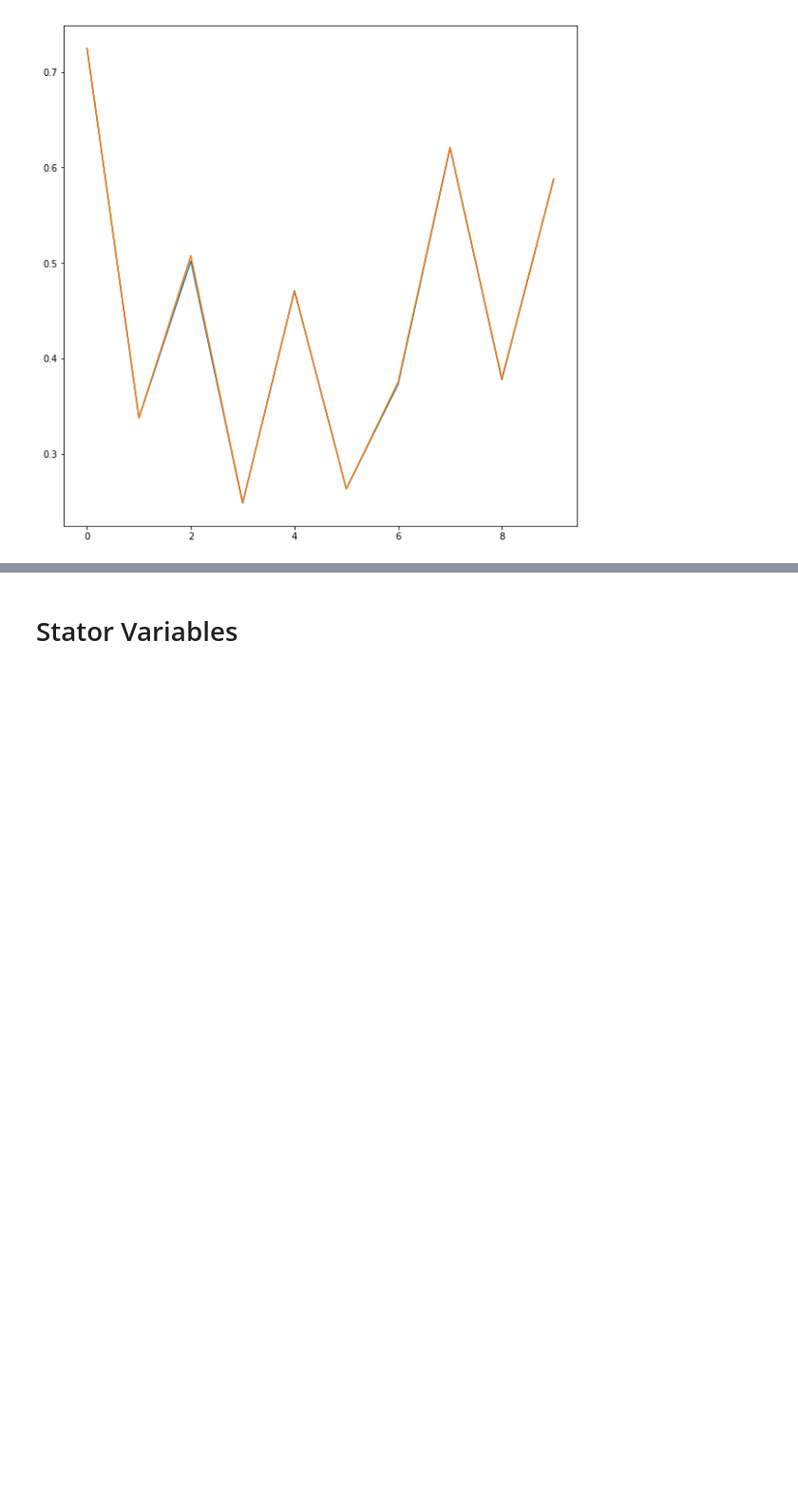
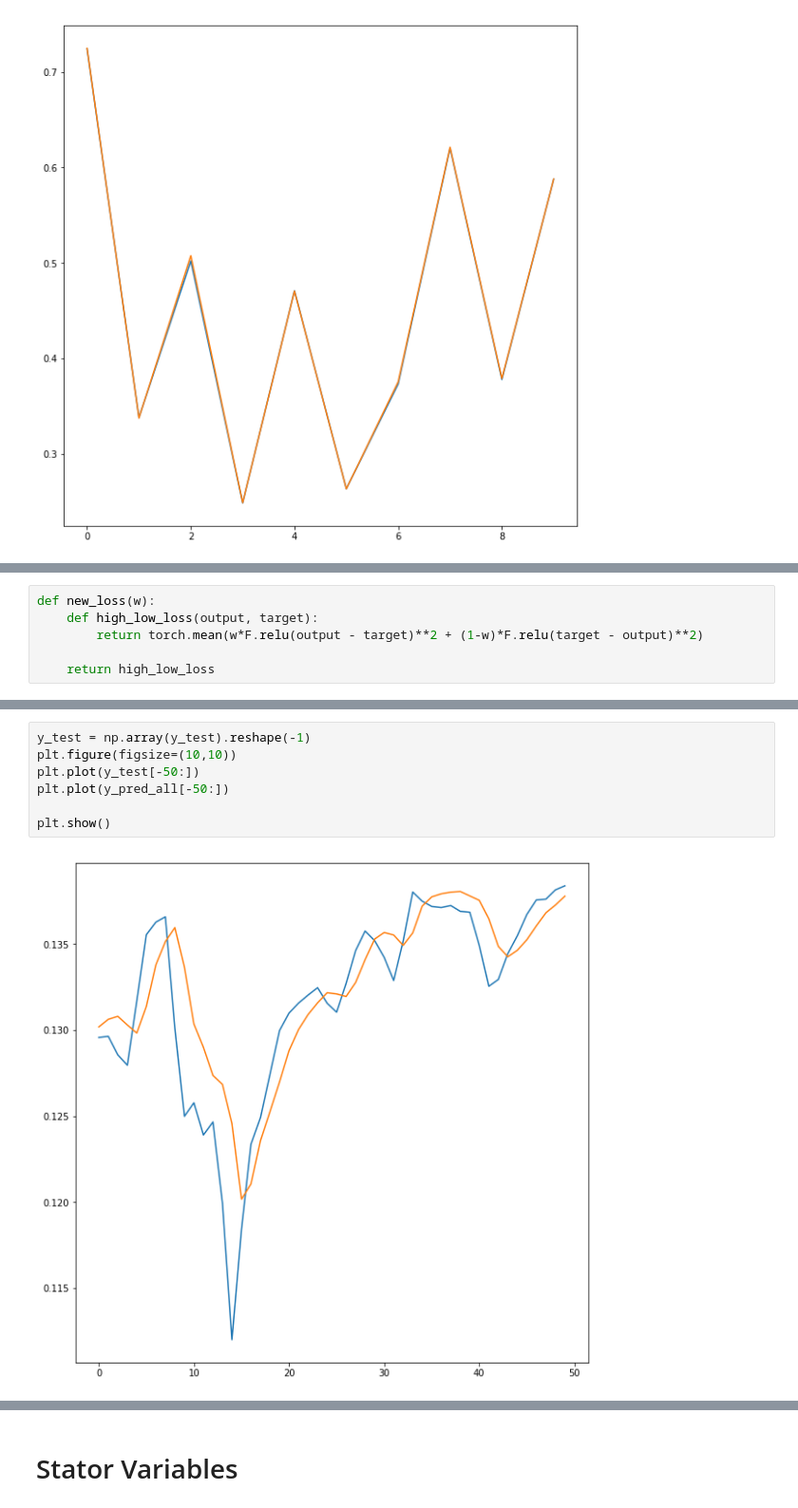
Before and after one commit to moiraghif/Electric-Motor-Temperature, a Jupyter notebook: AML_GRU.ipynb, the cells around one changed output, grey strips where cells are left out. Shown at 95% size. Drawn from its saved outputs; the diff is of its cells as text; blank space fills up the shorter version.

```diff
--- a/AML_GRU.ipynb
+++ b/AML_GRU.ipynb
@@ -338,0 +350,6 @@ plt.show()
+# %%
+def new_loss(w):
+    def high_low_loss(output, target):
+        return torch.mean(w*F.relu(output - target)**2 + (1-w)*F.relu(target - output)**2)
+
+    return high_low_loss
@@ -339,3 +521,12 @@ plt.show()
+# %%
+y_test = np.array(y_test).reshape(-1)
+plt.figure(figsize=(10,10))
+plt.plot(y_test[-50:])
+plt.plot(y_pred_all[-50:])
+
+plt.show()
+# %% [output]
+[figure, added]
 # %%
 np.mean(np.abs((y_test - y_pred_all)/np.abs(y_test)))
 # %% [output]
```
Also changed, not shown: parts of 10 cells of this notebook, 5 other files.
